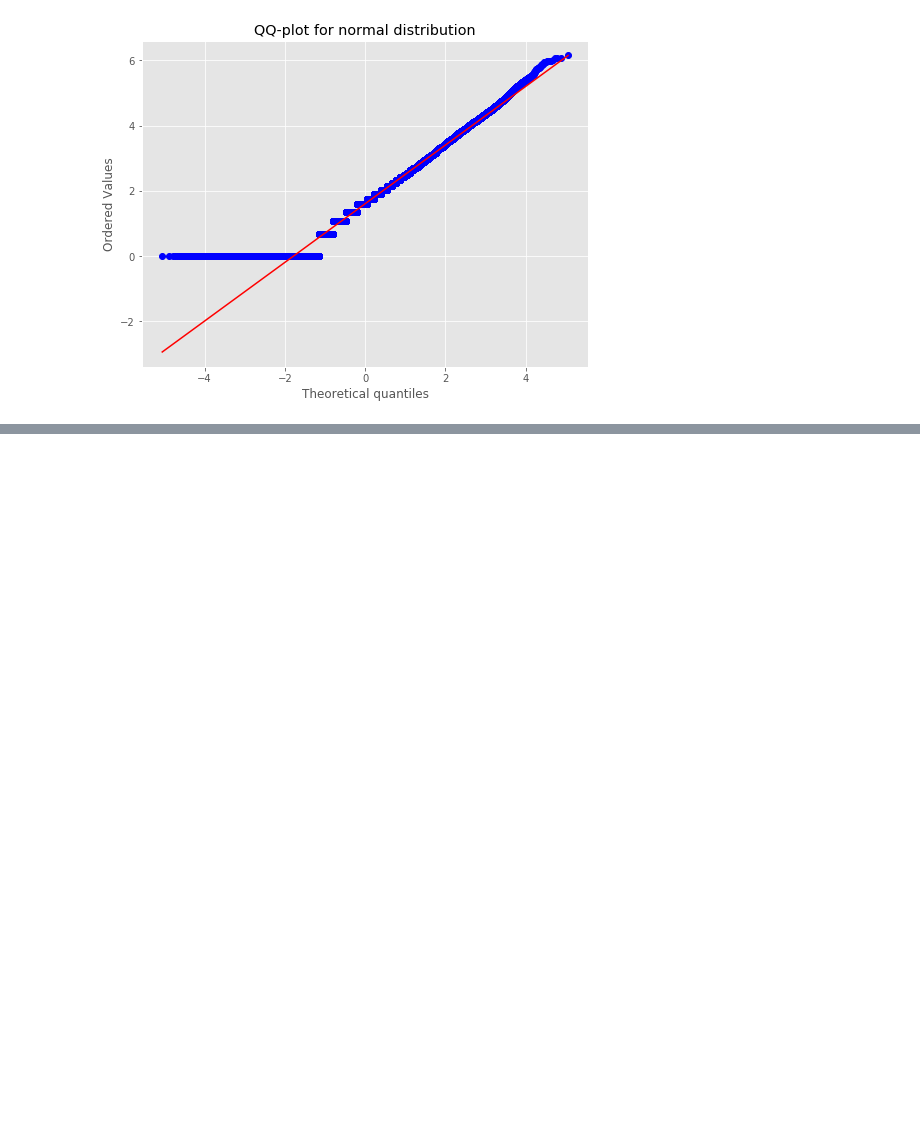
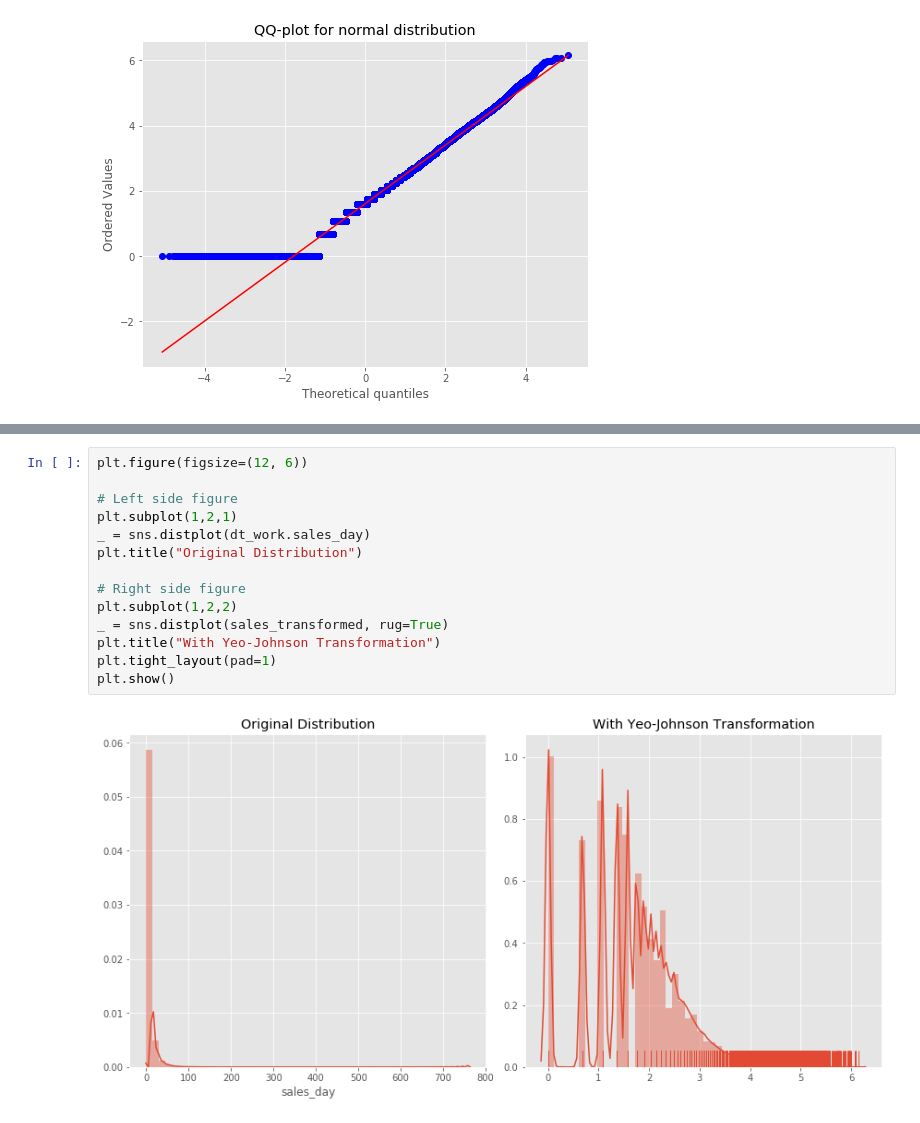
Before and after one commit to TremaMiguel/KaggleCompetitions, a Jupyter notebook: M5_Forecasting/notebooks/M5_Forecasting_CDA.ipynb, the cells around one changed output, grey strips where cells are left out. Saved outputs shown, nothing was run; the diff lists cells and outputs as text; blank space fills up the shorter version.

```diff
--- a/M5_Forecasting/notebooks/M5_Forecasting_CDA.ipynb
+++ b/M5_Forecasting/notebooks/M5_Forecasting_CDA.ipynb
@@ -279,0 +263,16 @@ Name: sales_day, dtype: float64
+# %%
+plt.figure(figsize=(12, 6))
+
+# Left side figure
+plt.subplot(1,2,1)
+_ = sns.distplot(dt_work.sales_day)
+plt.title("Original Distribution")
+
+# Right side figure
+plt.subplot(1,2,2)
+_ = sns.distplot(sales_transformed, rug=True)
+plt.title("With Yeo-Johnson Transformation")
+plt.tight_layout(pad=1)
+plt.show()
+# %% [output]
+[figure, added]
```
Also changed, not shown: parts of 19 cells of this notebook.
